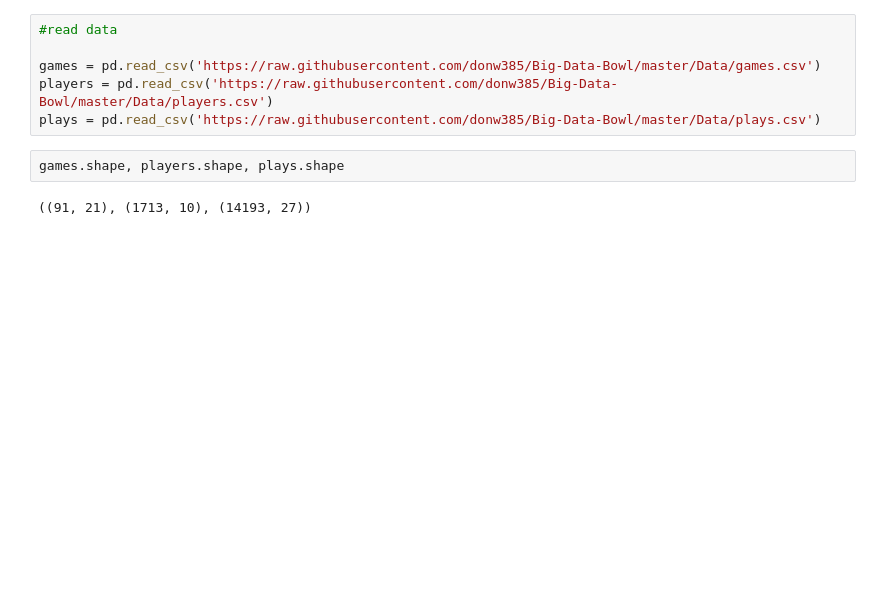
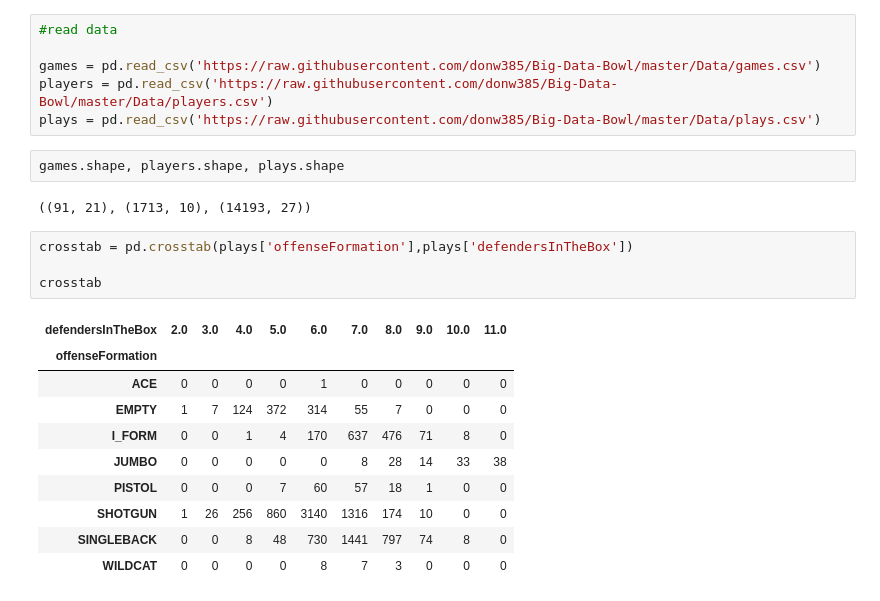
Before and after one commit to donw385/Big-Data-Bowl, a Jupyter notebook: NFL_Data_Analysis.ipynb, the cells around one changed output. Drawn from its saved outputs; the diff is of its cells as text; blank space fills up the shorter version.

```diff
--- a/NFL_Data_Analysis.ipynb
+++ b/NFL_Data_Analysis.ipynb
@@ -17,3 +19,18 @@ plays = pd.read_csv('https://raw.githubusercontent.com/donw385/Big-Data-Bowl/mas
 games.shape, players.shape, plays.shape
 # %% [output]
 ((91, 21), (1713, 10), (14193, 27))
+# %%
+crosstab = pd.crosstab(plays['offenseFormation'],plays['defendersInTheBox'])
+
+crosstab
+# %% [output]
+| defendersInTheBox | 2.0 | 3.0 | 4.0 | 5.0 | 6.0 | 7.0 | 8.0 | 9.0 | 10.0 | 11.0 |
+| offenseFormation |  |  |  |  |  |  |  |  |  |  |
+| ACE | 0 | 0 | 0 | 0 | 1 | 0 | 0 | 0 | 0 | 0 |
+| EMPTY | 1 | 7 | 124 | 372 | 314 | 55 | 7 | 0 | 0 | 0 |
+| I_FORM | 0 | 0 | 1 | 4 | 170 | 637 | 476 | 71 | 8 | 0 |
+| JUMBO | 0 | 0 | 0 | 0 | 0 | 8 | 28 | 14 | 33 | 38 |
+| PISTOL | 0 | 0 | 0 | 7 | 60 | 57 | 18 | 1 | 0 | 0 |
+| SHOTGUN | 1 | 26 | 256 | 860 | 3140 | 1316 | 174 | 10 | 0 | 0 |
+| SINGLEBACK | 0 | 0 | 8 | 48 | 730 | 1441 | 797 | 74 | 8 | 0 |
+| WILDCAT | 0 | 0 | 0 | 0 | 8 | 7 | 3 | 0 | 0 | 0 |
```
Also changed, not shown: parts of 2 cells of this notebook.
